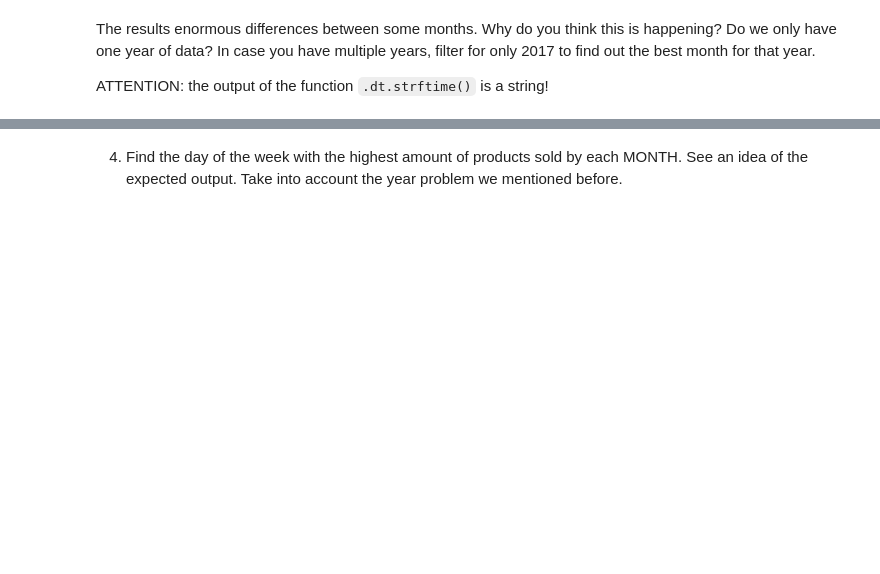
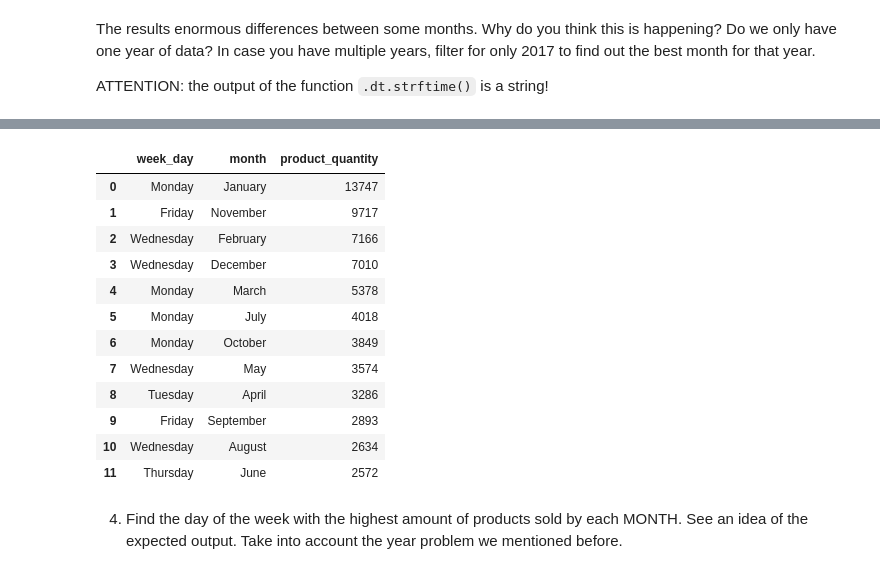
Before and after one commit to iCarambaaa/Pandas-practise, a Jupyter notebook: 2-data-aggregation-challenges.ipynb, the cells around one changed output, grey strips where cells are left out. Cells and saved outputs as stored; diff of their text form; code cells hidden in the pictures; blank space fills up the shorter version.

Commit message:
working with date time

```diff
--- a/2-data-aggregation-challenges.ipynb
+++ b/2-data-aggregation-challenges.ipynb
@@ -4,7 +4,7 @@
 Dates and times are a special kind of data type. In this notebook, we will keep exploring the `orders` and `orderlines` datasets from Eniac and learn to deal with them.
 # %%
 import pandas as pd
-df = pd.read_csv('../data/eniac/orderlines.csv')
+df = pd.read_csv('eniac-data/orderlines.csv')
 df.head()
 # %% [output]
 |  | id | id_order | product_id | product_quantity | sku | unit_price | date |
@@ -326,0 +427,4 @@ ATTENTION: the output of the function `.dt.strftime()` is a string!
+# %%
+df_month = df.assign(month = df['date'].dt.strftime("%B")).copy()
+df_month_2017=df_month.loc[(df_month['date'] >= "2017-01-01") & (df_month['date'] < "2018-01-01")]
+df_month_2017.groupby("month").agg({'product_quantity':'sum'}).sort_values(by=["product_quantity"], ascending=False).reset_index()
@@ -327,2 +445,27 @@ ATTENTION: the output of the function `.dt.strftime()` is a string!
+# %%
+(
+df_month
+    .assign(week_day = df_month['date'].dt.strftime('%A'))
+    .groupby(['week_day','month'])
+    .agg({'product_quantity':'sum'})
+    .sort_values('product_quantity', ascending=False)
+    .groupby('month')
+    .head(1)
+    .reset_index()
+)
+# %% [output]
+|  | week_day | month | product_quantity |
+| 0 | Monday | January | 13747 |
+| 1 | Friday | November | 9717 |
+| 2 | Wednesday | February | 7166 |
+| 3 | Wednesday | December | 7010 |
+| 4 | Monday | March | 5378 |
+| 5 | Monday | July | 4018 |
+| 6 | Monday | October | 3849 |
+| 7 | Wednesday | May | 3574 |
+| 8 | Tuesday | April | 3286 |
+| 9 | Friday | September | 2893 |
+| 10 | Wednesday | August | 2634 |
+| 11 | Thursday | June | 2572 |
 # %% [markdown]
 4. Find the day of the week with the highest amount of products sold by each MONTH. See an idea of the expected output. Take into account the year problem we mentioned before.
```
Also changed, not shown: parts of 17 cells of this notebook, 1 other file.
